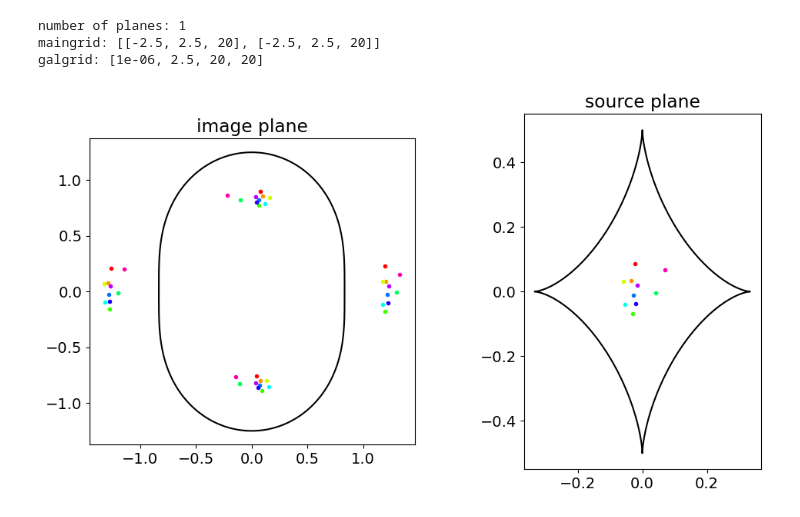
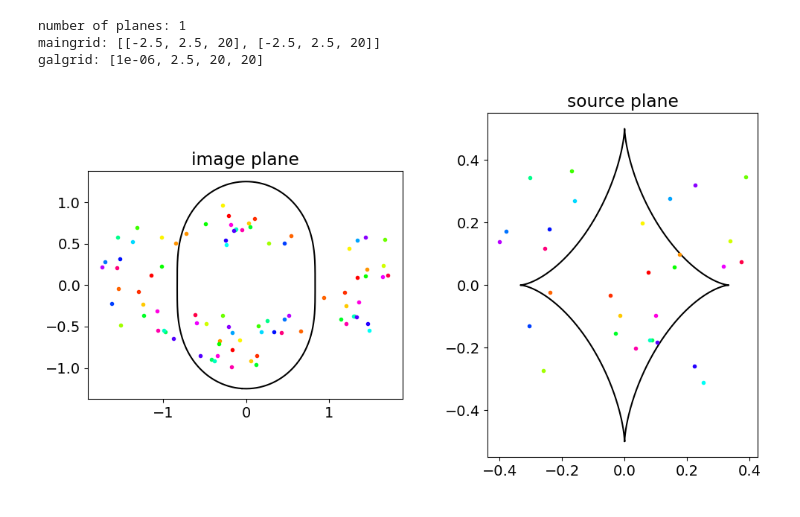
Before and after one commit to dilysruan/paper-h-powlaw, a Jupyter notebook: generate_mock_lenses.ipynb, the cells around one changed output. Drawn from its saved outputs; the diff is of its cells as text; code cells hidden in the pictures.

```diff
--- a/generate_mock_lenses.ipynb
+++ b/generate_mock_lenses.ipynb
@@ -90,26 +90,26 @@ def writemock(imgarr,muarr,tdarr,sourcepos,outname):
 # %%
 ### get image positions, time delays, etc from pygravlens
 
 # ENTER TRUTH #u - source x in arcsec, v - source y in arcsec,
 #eta - mass power law slope (1 isothermal), b - reparameterized Einstein radius, ec,es - quasi-cartesian ellipticity components
 truth = [0.0,0.0,1.0,1.0,0.,0.] # u,v,eta,b,ec,es
 gammac = 0.2
 gammas = 0.
 plane = gl.lensplane('ellpow',truth, Dl=Dl, gammac=gammac, gammas=gammas)
 model = gl.lensmodel([plane], Ds=Ds)
 model.info()
 model.tile()
 
-lim = 0.3 # extent of caustic in arcsec
-num_lens = 10 #number of samples
-source_pos = np.random.uniform(size=(N,2), low=-lim,high=lim) #randomize source positions, limit value so get quads
+lim = 0.4 # extent of caustic in arcsec
+num_lens = 30 #number of samples
+source_pos = np.random.uniform(size=(num_lens,2), low=-lim,high=lim) #randomize source positions, limit value so get quads
 
 imgarr, muarr, tdarr = model.findimg(source_pos)
 
 model.plot(src=source_pos)
 # %% [output]
 number of planes: 1
 maingrid: [[-2.5, 2.5, 20], [-2.5, 2.5, 20]]
 galgrid: [1e-06, 2.5, 20, 20]
-[figure, old version]
+[figure, new version]
 # %%
```
Also changed, not shown: parts of 4 cells of this notebook, 5 other files.
